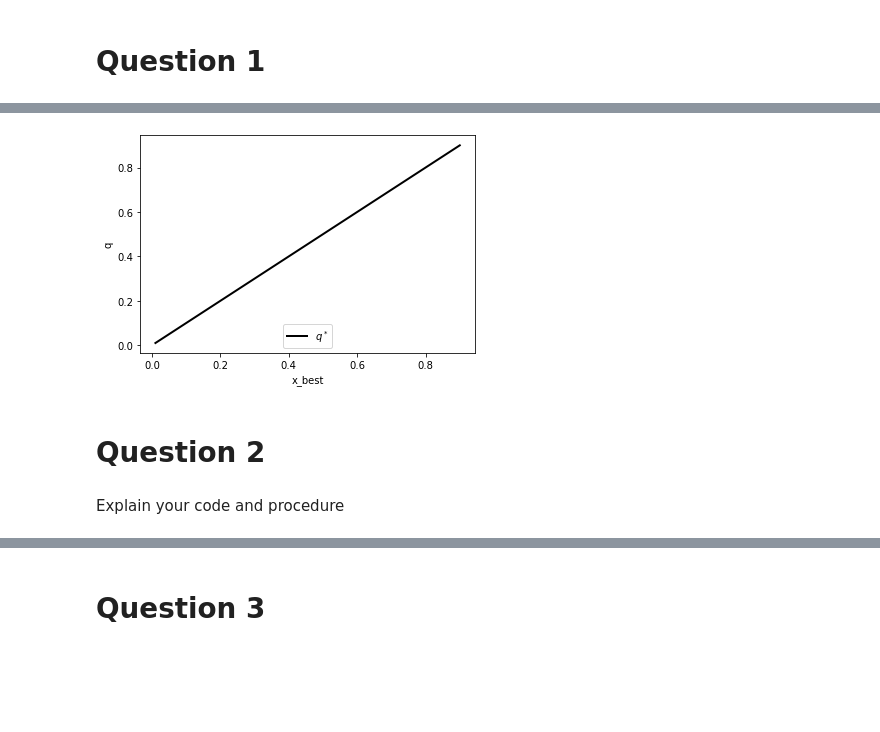
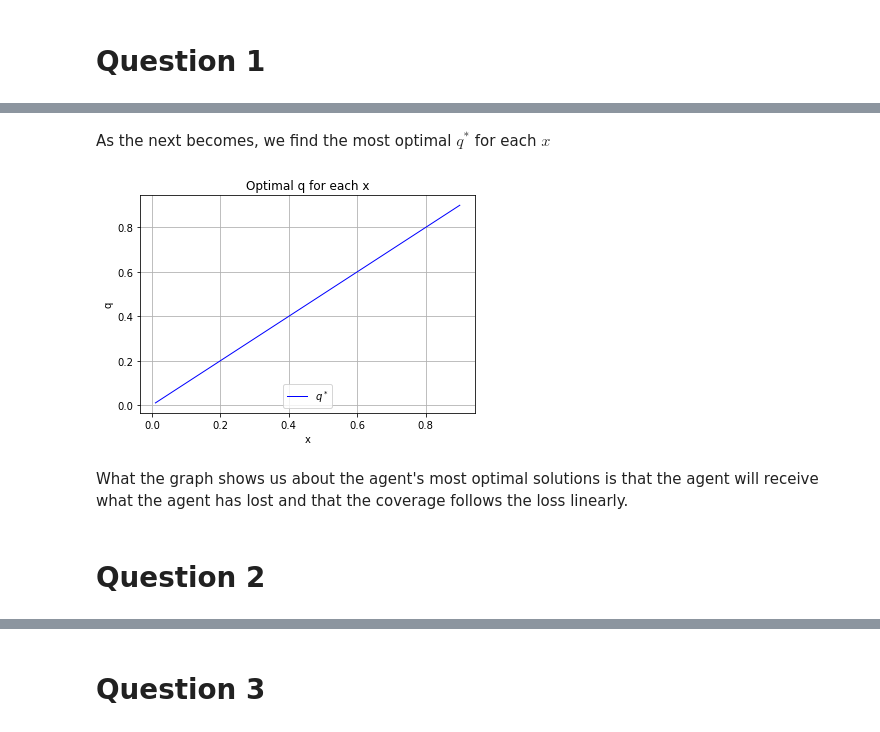
Before and after one commit to Morsing96/projects-2022-simon-nick, a Jupyter notebook: inauguralproject/inauguralproject.ipynb, the cells around one changed output, grey strips where cells are left out. Saved outputs shown, nothing was run; the diff lists cells and outputs as text; code cells hidden in the pictures; blank space fills up the shorter version.

```diff
--- a/inauguralproject/inauguralproject.ipynb
+++ b/inauguralproject/inauguralproject.ipynb
@@ -26,28 +33,32 @@ def util(z, theta):
 y = 1
 p = 0.2
 theta = -2
+# %% [markdown]
+As the next becomes, we find the most optimal $q^*$ for each $x$
 # %%
 N = 100
 x_vec = np.linspace(0.01, 0.9, N)
 q_vec = np.empty(N)
 
 for i, x in enumerate(x_vec):
     obj = lambda q : -ins_exp_util(p, q, y, x)
     sol = optimize.minimize_scalar(obj, bounds = (0, x), method = 'Bounded')
     q = sol.x
     q_vec[i] = q
+
+fig = plt.figure()
+ax = fig.add_subplot(1, 1, 1)
+
+ax.plot(x_vec, q_vec, ls = '-', lw = 1, color = 'blue', label = '$q^*$')
+plt.title('Optimal q for each x')
+
+ax.set_xlabel('x')
+ax.set_ylabel('q')
+ax.grid(True)
+ax.legend(loc = 'lower center', frameon = True);
+# %% [output]
+[figure, added]
-# %%
-fig = plt.figure()
-ax = fig.add_subplot(1, 1, 1)
-
-ax.plot(x_vec, q_vec, ls = '-', lw = 2, color = 'black', label = '$q^*$')
-
-ax.set_xlabel('x_best')
-ax.set_ylabel('q')
-ax.legend(loc = 'lower center', frameon = True);
-# %% [output]
-[figure, removed]
+# %% [markdown]
+What the graph shows us about the agent's most optimal solutions is that the agent will receive what the agent has lost and that the coverage follows the loss linearly.
 # %% [markdown]
 # Question 2
-# %% [markdown]
-Explain your code and procedure
```
Also changed, not shown: parts of 13 cells of this notebook.
